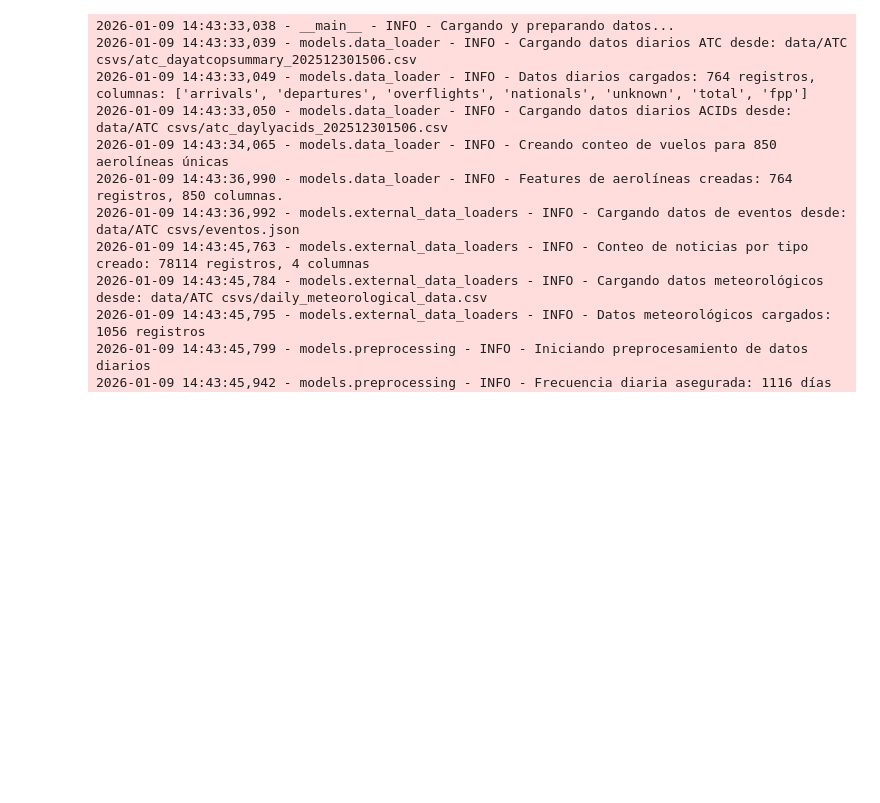
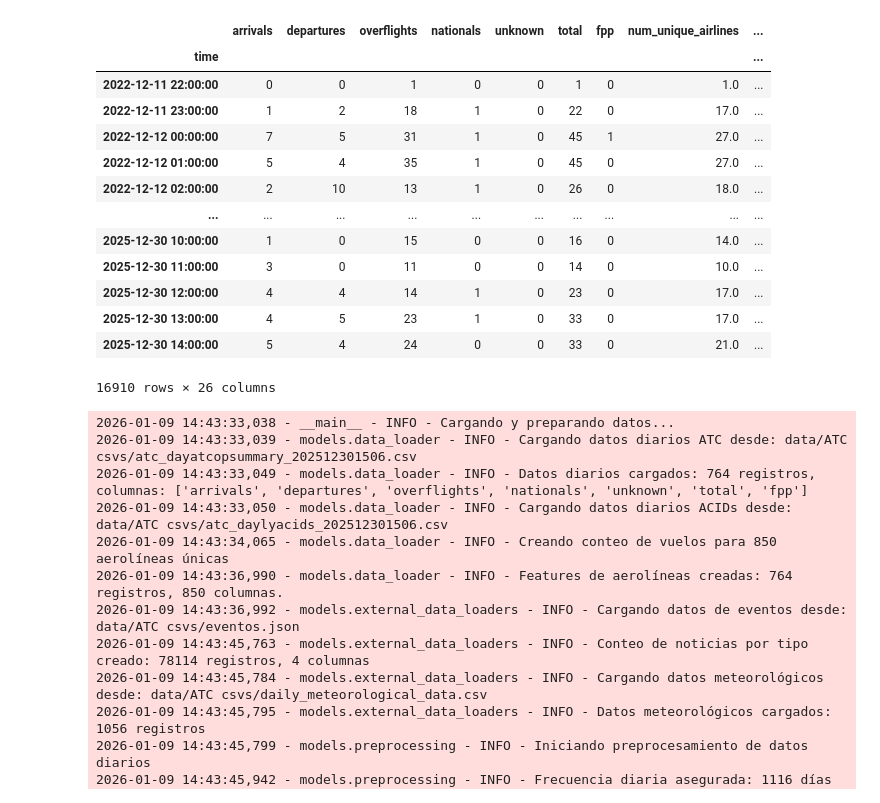
Before and after one commit to tonycp/ml-project, a Jupyter notebook: models/aircraft_forecasting_optuna.ipynb, the cells around one changed output. Saved outputs shown, nothing was run; the diff lists cells and outputs as text; code cells hidden in the pictures; blank space fills up the shorter version.

```diff
--- a/models/aircraft_forecasting_optuna.ipynb
+++ b/models/aircraft_forecasting_optuna.ipynb
@@ -58,3 +58,24 @@ logger = logging.getLogger(__name__)
 # Configuración
 config = ModelConfig()
 RANDOM_STATE = 42
+# %%
+data_loader = ATCAircraftDataLoader(config)
+df = data_loader.load_hourly_atc_data()
+
+acids = data_loader.load_hourly_acids_data(use_one_hot=False)
+df = pd.merge(df, acids, left_index=True, right_index=True, how='left')
+
+weather_loader = WeatherDataLoader(config)
+weather = weather_loader.load_hourly_weather_data(
+    start_date=df.index.min().strftime('%Y-%m-%d'),
+    end_date=df.index.max().strftime('%Y-%m-%d')
+)
+df = pd.merge(df, weather, left_index=True, right_index=True, how='left')
+
+news_loader = NewsDataLoader(config)
+news = news_loader.load_hourly_news_events(
+    start_date=df.index.min().strftime('%Y-%m-%d'),
+    end_date=df.index.max().strftime('%Y-%m-%d'),
+    feature_type='aggregated'
+)
+df = pd.merge(df, news, left_index=True, right_index=True, how='left')
@@ -61,3 +91,20 @@ RANDOM_STATE = 42
+# %%
+df
+# %% [output]
+|  | arrivals | departures | overflights | nationals | unknown | total | fpp | num_unique_airlines | ... |
+| time |  |  |  |  |  |  |  |  | ... |
+| 2022-12-11 22:00:00 | 0 | 0 | 1 | 0 | 0 | 1 | 0 | 1.0 | ... |
+| 2022-12-11 23:00:00 | 1 | 2 | 18 | 1 | 0 | 22 | 0 | 17.0 | ... |
+| 2022-12-12 00:00:00 | 7 | 5 | 31 | 1 | 0 | 45 | 1 | 27.0 | ... |
+| 2022-12-12 01:00:00 | 5 | 4 | 35 | 1 | 0 | 45 | 0 | 27.0 | ... |
+| 2022-12-12 02:00:00 | 2 | 10 | 13 | 1 | 0 | 26 | 0 | 18.0 | ... |
+| ... | ... | ... | ... | ... | ... | ... | ... | ... | ... |
+| 2025-12-30 10:00:00 | 1 | 0 | 15 | 0 | 0 | 16 | 0 | 14.0 | ... |
+| 2025-12-30 11:00:00 | 3 | 0 | 11 | 0 | 0 | 14 | 0 | 10.0 | ... |
+| 2025-12-30 12:00:00 | 4 | 4 | 14 | 1 | 0 | 23 | 0 | 17.0 | ... |
+| 2025-12-30 13:00:00 | 4 | 5 | 23 | 1 | 0 | 33 | 0 | 17.0 | ... |
+| 2025-12-30 14:00:00 | 5 | 4 | 24 | 0 | 0 | 33 | 0 | 21.0 | ... |
+16910 rows × 26 columns
 # %%
 def load_and_prepare_data(config, forecast_horizon=1):
     """Carga y prepara los datos para el entrenamiento."""
```
Also changed, not shown: parts of 1 cell of this notebook, 4 other files.
